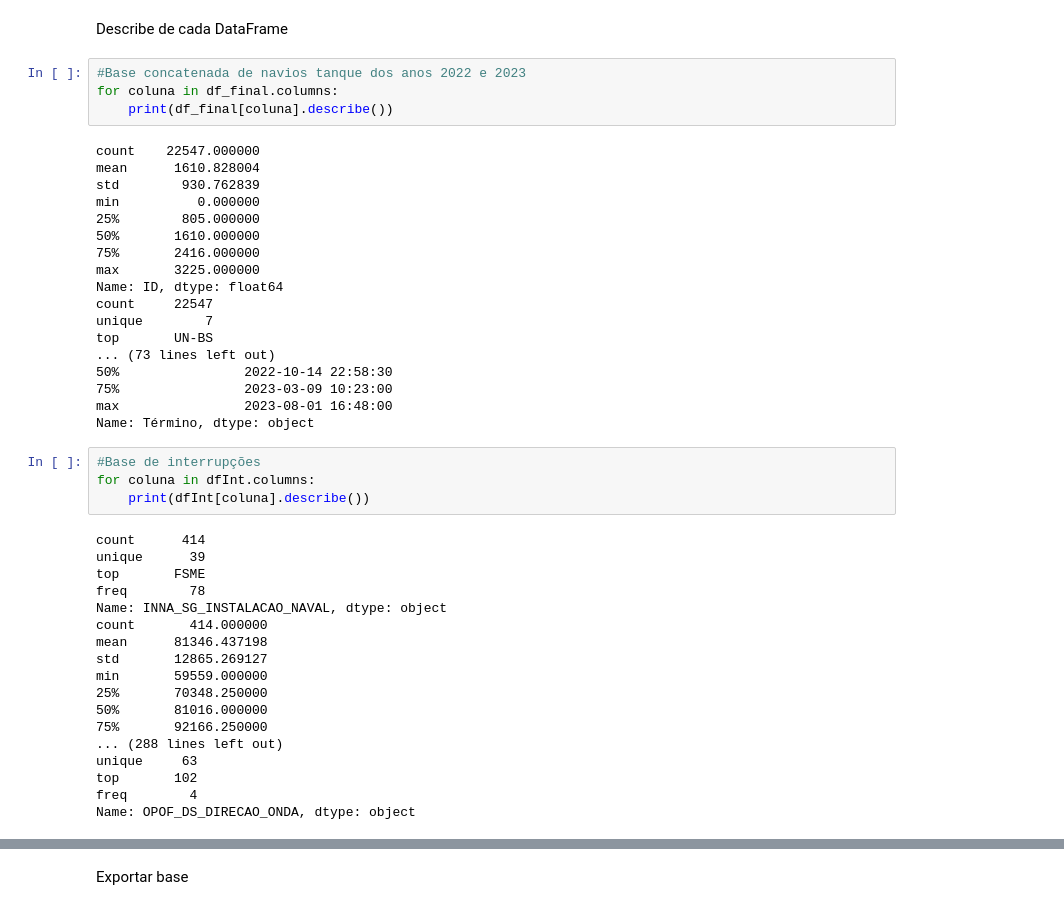
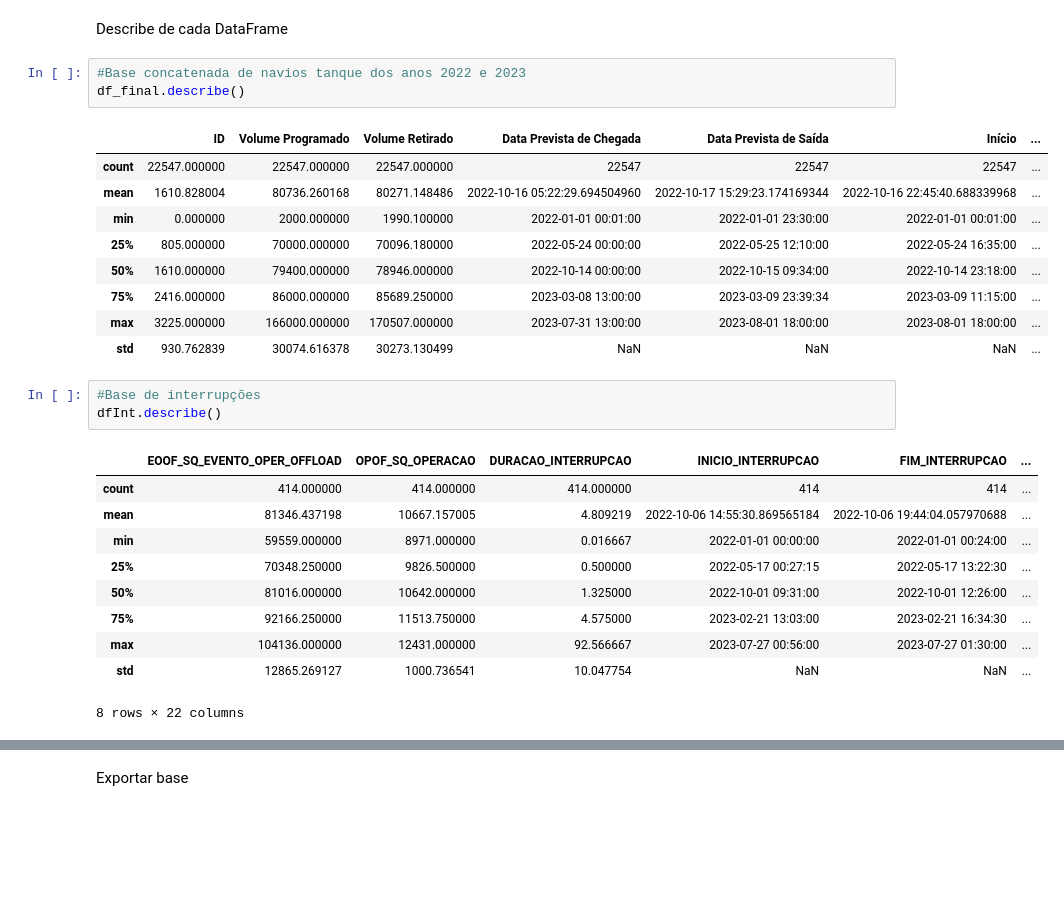
Before and after one commit to gabriellaserra/Process-mining-novo, a Jupyter notebook: Notebooks/Caio.ipynb, the cells around one changed output, grey strips where cells are left out. Cells and saved outputs as stored; diff of their text form; blank space fills up the shorter version.

```diff
--- a/Notebooks/Caio.ipynb
+++ b/Notebooks/Caio.ipynb
@@ -319,47 +319,30 @@ See the caveats in the documentation: https://pandas.pydata.org/pandas-docs/stab
 Describe de cada DataFrame
 # %%
 #Base concatenada de navios tanque dos anos 2022 e 2023
-for coluna in df_final.columns:
-    print(df_final[coluna].describe())
+df_final.describe()
 # %% [output]
-count    22547.000000
-mean      1610.828004
-std        930.762839
-min          0.000000
-25%        805.000000
-50%       1610.000000
-75%       2416.000000
-max       3225.000000
-Name: ID, dtype: float64
-count     22547
-unique        7
-top       UN-BS
-... (73 lines left out)
-50%                2022-10-14 22:58:30
-75%                2023-03-09 10:23:00
-max                2023-08-01 16:48:00
-Name: Término, dtype: object
+|  | ID | Volume Programado | Volume Retirado | Data Prevista de Chegada | Data Prevista de Saída | Início | ... |
+| count | 22547.000000 | 22547.000000 | 22547.000000 | 22547 | 22547 | 22547 | ... |
+| mean | 1610.828004 | 80736.260168 | 80271.148486 | 2022-10-16 05:22:29.694504960 | 2022-10-17 15:29:23.174169344 | 2022-10-16 22:45:40.688339968 | ... |
+| min | 0.000000 | 2000.000000 | 1990.100000 | 2022-01-01 00:01:00 | 2022-01-01 23:30:00 | 2022-01-01 00:01:00 | ... |
+| 25% | 805.000000 | 70000.000000 | 70096.180000 | 2022-05-24 00:00:00 | 2022-05-25 12:10:00 | 2022-05-24 16:35:00 | ... |
+| 50% | 1610.000000 | 79400.000000 | 78946.000000 | 2022-10-14 00:00:00 | 2022-10-15 09:34:00 | 2022-10-14 23:18:00 | ... |
+| 75% | 2416.000000 | 86000.000000 | 85689.250000 | 2023-03-08 13:00:00 | 2023-03-09 23:39:34 | 2023-03-09 11:15:00 | ... |
+| max | 3225.000000 | 166000.000000 | 170507.000000 | 2023-07-31 13:00:00 | 2023-08-01 18:00:00 | 2023-08-01 18:00:00 | ... |
+| std | 930.762839 | 30074.616378 | 30273.130499 | NaN | NaN | NaN | ... |
 # %%
 #Base de interrupções
-for coluna in dfInt.columns:
-    print(dfInt[coluna].describe())
+dfInt.describe()
 # %% [output]
+|  | EOOF_SQ_EVENTO_OPER_OFFLOAD | OPOF_SQ_OPERACAO | DURACAO_INTERRUPCAO | INICIO_INTERRUPCAO | FIM_INTERRUPCAO | ... |
+| count | 414.000000 | 414.000000 | 414.000000 | 414 | 414 | ... |
+| mean | 81346.437198 | 10667.157005 | 4.809219 | 2022-10-06 14:55:30.869565184 | 2022-10-06 19:44:04.057970688 | ... |
+| min | 59559.000000 | 8971.000000 | 0.016667 | 2022-01-01 00:00:00 | 2022-01-01 00:24:00 | ... |
+| 25% | 70348.250000 | 9826.500000 | 0.500000 | 2022-05-17 00:27:15 | 2022-05-17 13:22:30 | ... |
+| 50% | 81016.000000 | 10642.000000 | 1.325000 | 2022-10-01 09:31:00 | 2022-10-01 12:26:00 | ... |
+| 75% | 92166.250000 | 11513.750000 | 4.575000 | 2023-02-21 13:03:00 | 2023-02-21 16:34:30 | ... |
+| max | 104136.000000 | 12431.000000 | 92.566667 | 2023-07-27 00:56:00 | 2023-07-27 01:30:00 | ... |
+| std | 12865.269127 | 1000.736541 | 10.047754 | NaN | NaN | ... |
-count      414
-unique      39
-top       FSME
-freq        78
-Name: INNA_SG_INSTALACAO_NAVAL, dtype: object
-count       414.000000
-mean      81346.437198
-std       12865.269127
-min       59559.000000
-25%       70348.250000
-50%       81016.000000
-75%       92166.250000
-... (288 lines left out)
-unique     63
-top       102
-freq        4
-Name: OPOF_DS_DIRECAO_ONDA, dtype: object
+8 rows × 22 columns
 # %%
 #Base final com interrupções mais navios tanque
```
Also changed, not shown: parts of 7 cells of this notebook.
